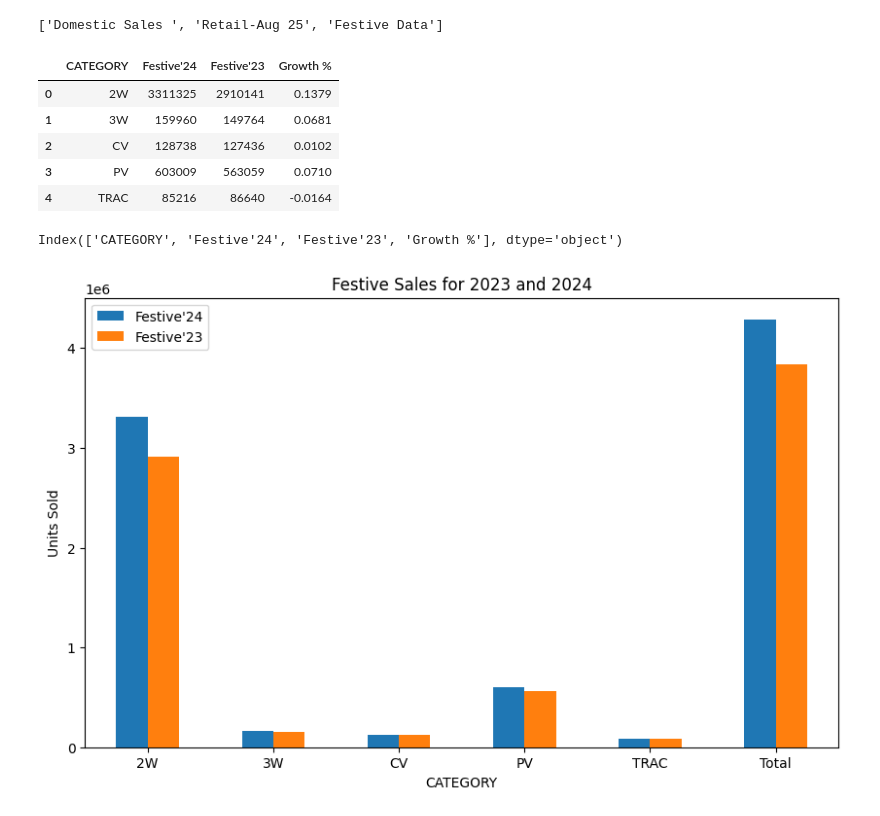
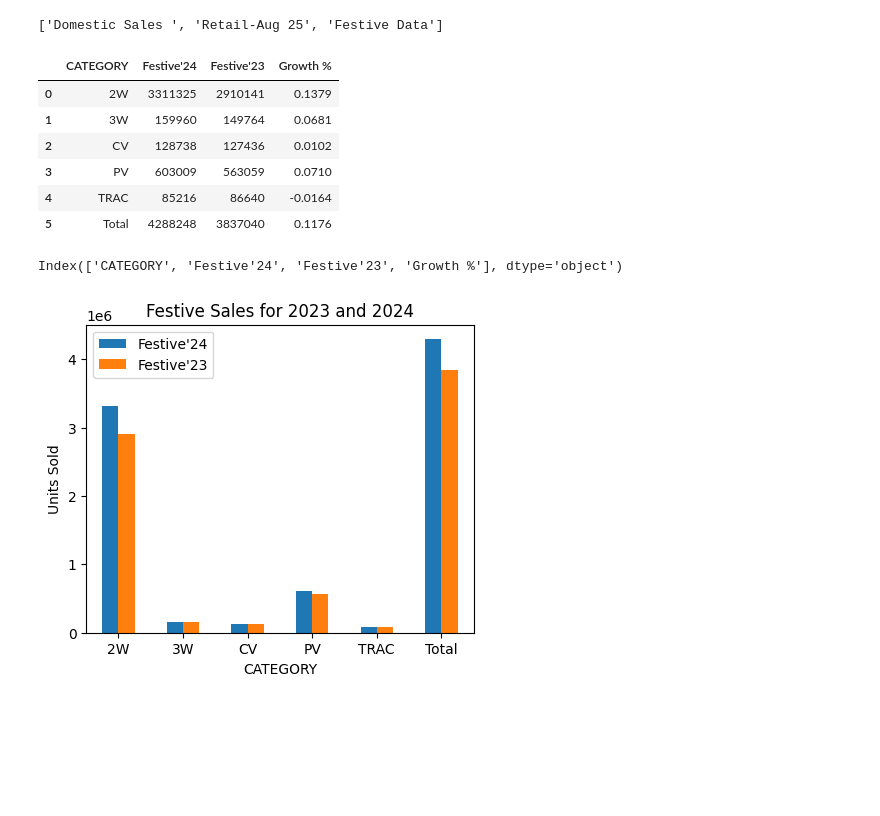
Before and after one commit to simplyshree/Car-Sales_Festive-Season---Trends-Analysis, a Jupyter notebook: main.ipynb, the cells around one changed output. Drawn from its saved outputs; the diff is of its cells as text; code cells hidden in the pictures; blank space fills up the shorter version.

```diff
--- a/main.ipynb
+++ b/main.ipynb
@@ -212,7 +227,7 @@ print(xls.sheet_names)
 ['Domestic Sales ', 'Retail-Aug 25', 'Festive Data']
 # %%
 df =pd.read_excel('Data Source 2.xlsx',sheet_name='Festive Data',engine='openpyxl')
-df.head()
+df.head(20)
 # %% [output]
 |  | CATEGORY | Festive'24 | Festive'23 | Growth % |
 | 0 | 2W | 3311325 | 2910141 | 0.1379 |
@@ -220,6 +235,7 @@ df.head()
 | 2 | CV | 128738 | 127436 | 0.0102 |
 | 3 | PV | 603009 | 563059 | 0.0710 |
 | 4 | TRAC | 85216 | 86640 | -0.0164 |
+| 5 | Total | 4288248 | 3837040 | 0.1176 |
 # %%
 df.columns
 # %% [output]
@@ -227,19 +243,19 @@ Index(['CATEGORY', 'Festive'24', 'Festive'23', 'Growth %'], dtype='object')
 # %%
 df.plot(
     x ='CATEGORY',
     y= ["Festive'24", "Festive'23"],
     kind ='bar',
-    figsize=(10,6)
+    figsize=(5,4)
 
 )
 
 plt.title('Festive Sales for 2023 and 2024')
 plt.ylabel('Units Sold')
 plt.xticks(rotation=0)
 
 plt.show()
 # %% [output]
-[figure, old version]
+[figure, new version]
 # %%
 df.columns
 # %% [output]
```
Also changed, not shown: parts of 10 cells of this notebook.
